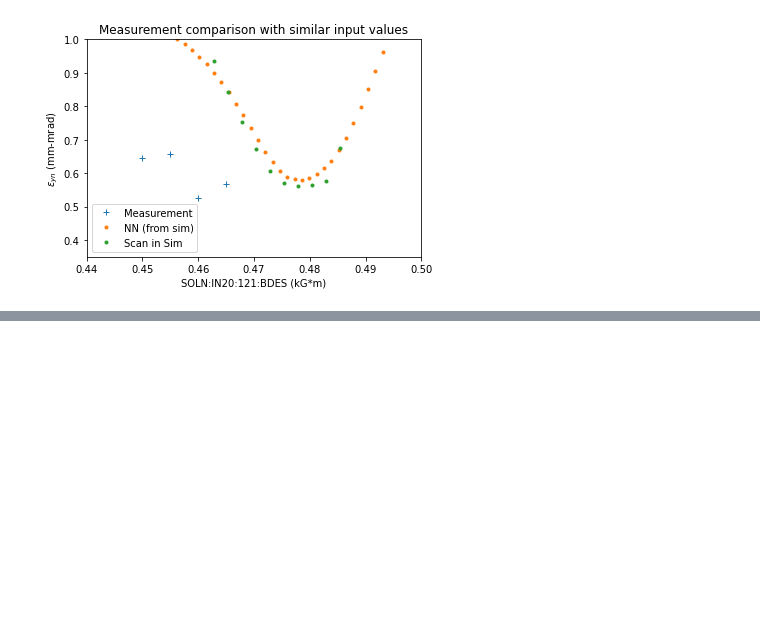
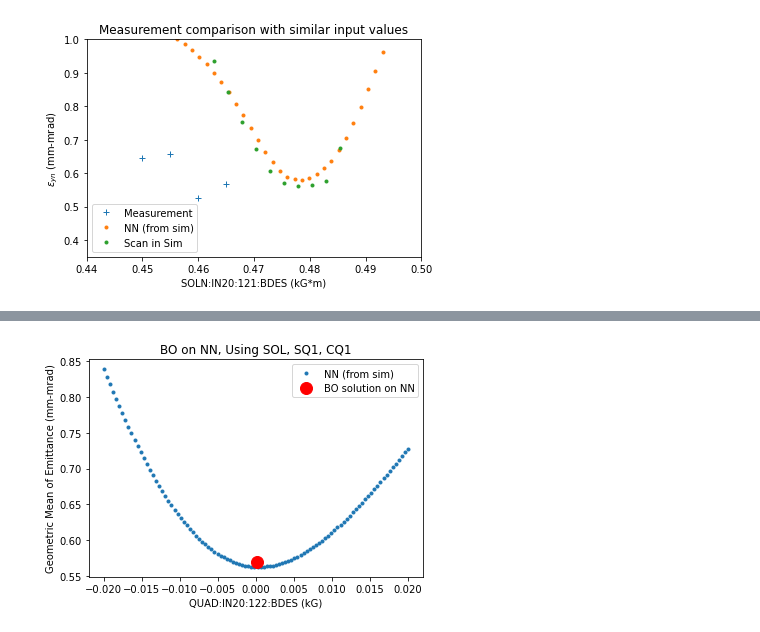
Before and after one commit to singh96aman/lcls_cu_injector_tuning, a Jupyter notebook: models/simple_models/LCLS_Cu_Inj_scalar_beam_size_emit_OTR2_EASY.ipynb, the cells around one changed output, grey strips where cells are left out. Cells and saved outputs as stored; diff of their text form; code cells hidden in the pictures; blank space fills up the shorter version.

```diff
--- a/models/simple_models/LCLS_Cu_Inj_scalar_beam_size_emit_OTR2_EASY.ipynb
+++ b/models/simple_models/LCLS_Cu_Inj_scalar_beam_size_emit_OTR2_EASY.ipynb
@@ -643,0 +808,26 @@ plt.show()
+# %%
+# set scan
+scanvar = 'SQ01:b1_gradient'
+scan_range_pv = [-0.02/sim_to_pv_factor[scanvar], 0.02/sim_to_pv_factor[scanvar]]
+
+#do scan
+X_scan,Y_pred = do_scan(scanvar,scan_range = scan_range_pv, ref_point=opt_ref_point, plot=False);
+
+#convert data
+X_scan = X_scan[:,loc_in[scanvar]]*sim_to_pv_factor[scanvar]
+X_data = sim_inputs[sim_scan_idx[scanvar][0]:sim_scan_idx[scanvar][1]][scanvar]*sim_to_pv_factor[scanvar]
+Y_data = sim_outputs[sim_scan_idx[scanvar][0]:sim_scan_idx[scanvar][1]]
+
+#plot
+xlabel = sim_name_to_pv_name[scanvar] +' '+ pv_unit[sim_name_to_pv_name[scanvar]]
+# %%
+plt.plot(X_scan, np.sqrt((Y_pred[:,loc_out['norm_emit_x']]*10**6)*(Y_pred[:,loc_out['norm_emit_x']]*10**6)),'.')
+plt.plot(CQ_opt,opt_emit*10**6,'ro',markersize = 12)
+plt.ylabel('Geometric Mean of Emittance (mm-mrad)')
+xlabel = sim_name_to_pv_name[scanvar] +' '+ pv_unit[sim_name_to_pv_name[scanvar]]
+plt.xlabel(xlabel)
+plt.legend(['NN (from sim)','BO solution on NN'])
+plt.title('BO on NN, Using SOL, SQ1, CQ1')
+plt.show()
+# %% [output]
+[figure, added]
```
Also changed, not shown: parts of 11 cells of this notebook.
